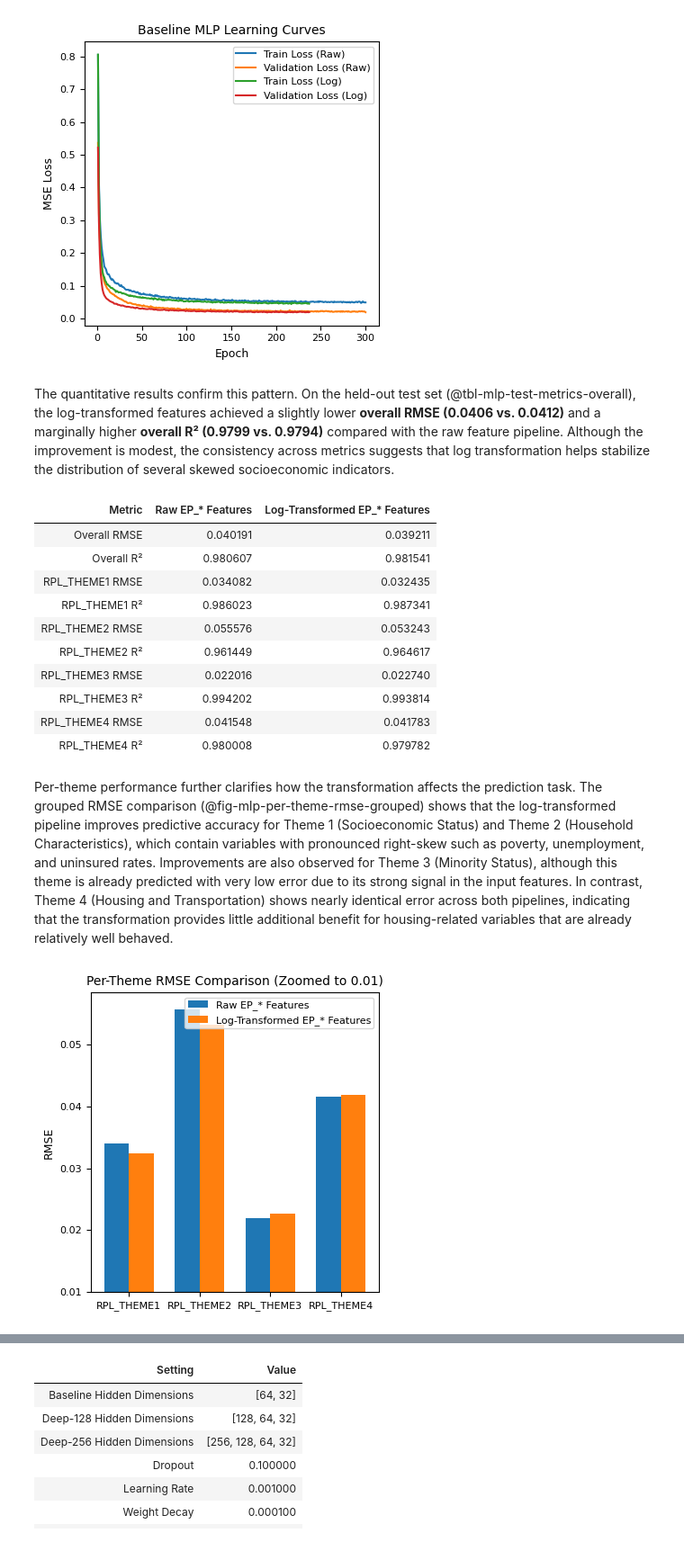
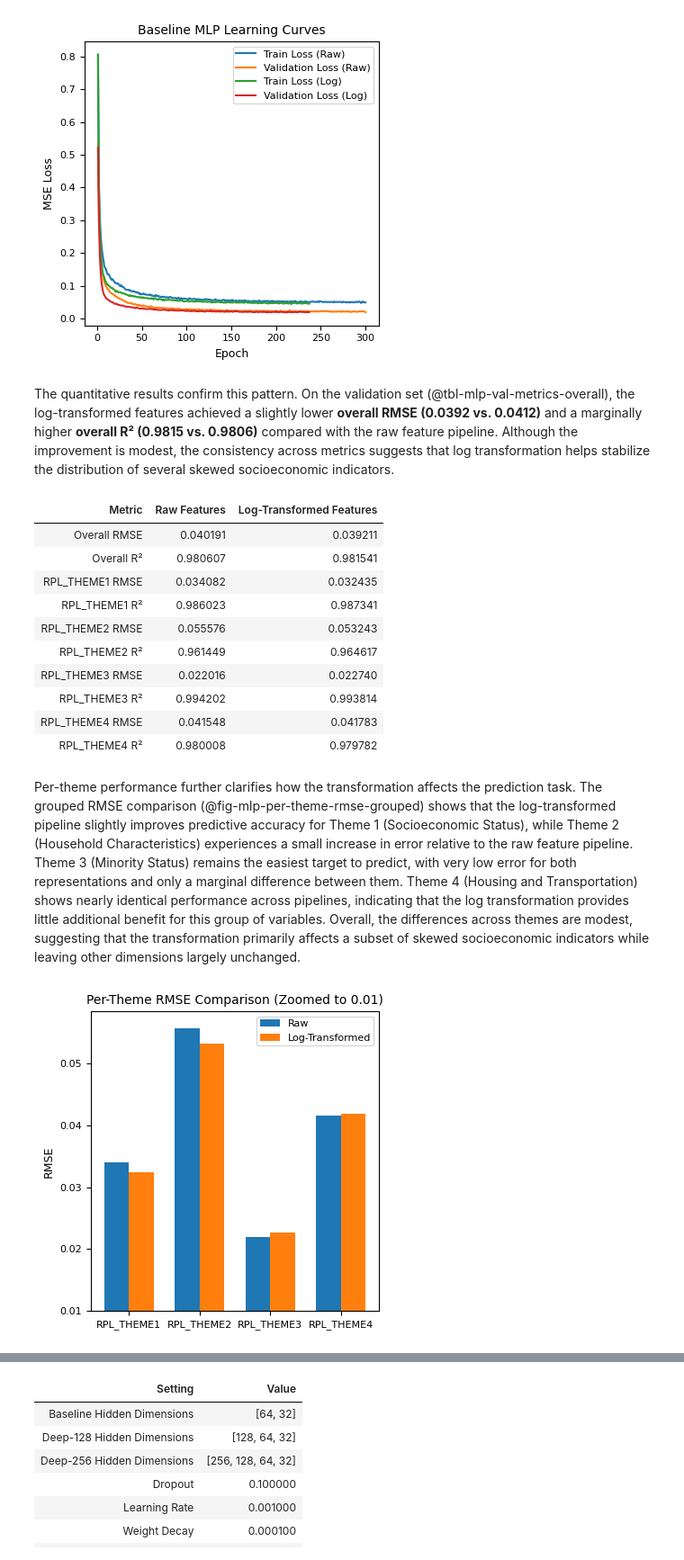
Before and after one commit to AnhJoe/CS273P_MachineLearning_Final_Project, a Jupyter notebook: notebooks/02_baseline_mlp.ipynb, the cells around one changed output, grey strips where cells are left out. Shown at 90% size. Cells and saved outputs as stored; diff of their text form; code cells hidden in the pictures.

```diff
--- a/notebooks/02_baseline_mlp.ipynb
+++ b/notebooks/02_baseline_mlp.ipynb
@@ -625,45 +630,45 @@ overall_log = evaluate_regression(y_val_true, y_pred_log)
 per_target_raw = evaluate_regression_per_target(y_val_true, y_pred_raw, target_names)
 per_target_log = evaluate_regression_per_target(y_val_true, y_pred_log, target_names)
 # %% [markdown]
-The quantitative results confirm this pattern. On the held-out test set (@tbl-mlp-test-metrics-overall), the log-transformed features achieved a slightly lower **overall RMSE (0.0406 vs. 0.0412)** and a marginally higher **overall R² (0.9799 vs. 0.9794)** compared with the raw feature pipeline. Although the improvement is modest, the consistency across metrics suggests that log transformation helps stabilize the distribution of several skewed socioeconomic indicators.
+The quantitative results confirm this pattern. On the validation set (@tbl-mlp-val-metrics-overall), the log-transformed features achieved a slightly lower **overall RMSE (0.0392 vs. 0.0412)** and a marginally higher **overall R² (0.9815 vs. 0.9806)** compared with the raw feature pipeline. Although the improvement is modest, the consistency across metrics suggests that log transformation helps stabilize the distribution of several skewed socioeconomic indicators.
 # %%
-#| label: tbl-mlp-test-metrics-overall
-#| tbl-cap: "Overall and per-target test-set regression metrics for the raw-feature and log-transformed-feature baseline MLP pipelines. Metrics are reported using RMSE and R² to summarize prediction error and variance explained."
+#| label: tbl-mlp-val-metrics-overall
+#| tbl-cap: "Overall and per-target validation-set regression metrics for the raw-feature and log-transformed-feature baseline MLP pipelines. Metrics are reported using RMSE and R² to summarize prediction error and variance explained."
 
 rows = []
 
 # Overall metrics
 rows.append({
     "Metric": "Overall RMSE",
-    "Raw EP_* Features": round(overall_raw["rmse"], 6),
-    "Log-Transformed EP_* Features": round(overall_log["rmse"], 6)
+    "Raw Features": round(overall_raw["rmse"], 6),
+    "Log-Transformed Features": round(overall_log["rmse"], 6)
 })
 
 rows.append({
     "Metric": "Overall R²",
-    "Raw EP_* Features": round(overall_raw["r2"], 6),
-    "Log-Transformed EP_* Features": round(overall_log["r2"], 6)
+    "Raw Features": round(overall_raw["r2"], 6),
+    "Log-Transformed Features": round(overall_log["r2"], 6)
 })
 
 # Per-target metrics
 for target in target_names:
     rows.append({
         "Metric": f"{target} RMSE",
-        "Raw EP_* Features": round(per_target_raw[target]["rmse"], 6),
-        "Log-Transformed EP_* Features": round(per_target_log[target]["rmse"], 6)
+        "Raw Features": round(per_target_raw[target]["rmse"], 6),
+        "Log-Transformed Features": round(per_target_log[target]["rmse"], 6)
     })
 
     rows.append({
         "Metric": f"{target} R²",
-        "Raw EP_* Features": round(per_target_raw[target]["r2"], 6),
-        "Log-Transformed EP_* Features": round(per_target_log[target]["r2"], 6)
+        "Raw Features": round(per_target_raw[target]["r2"], 6),
+        "Log-Transformed Features": round(per_target_log[target]["r2"], 6)
     })
 
 overall_metrics = pd.DataFrame(rows)
 
 display(overall_metrics.style.hide(axis="index"))
 # %% [output]
-| Metric | Raw EP_* Features | Log-Transformed EP_* Features |
+| Metric | Raw Features | Log-Transformed Features |
 | Overall RMSE | 0.040191 | 0.039211 |
 | Overall R² | 0.980607 | 0.981541 |
 | RPL_THEME1 RMSE | 0.034082 | 0.032435 |
@@ -675,28 +680,28 @@ display(overall_metrics.style.hide(axis="index"))
 | RPL_THEME4 RMSE | 0.041548 | 0.041783 |
 | RPL_THEME4 R² | 0.980008 | 0.979782 |
 # %% [markdown]
-Per-theme performance further clarifies how the transformation affects the prediction task. The grouped RMSE comparison (@fig-mlp-per-theme-rmse-grouped) shows that the log-transformed pipeline improves predictive accuracy for Theme 1 (Socioeconomic Status) and Theme 2 (Household Characteristics), which contain variables with pronounced right-skew such as poverty, unemployment, and uninsured rates. Improvements are also observed for Theme 3 (Minority Status), although this theme is already predicted with very low error due to its strong signal in the input features. In contrast, Theme 4 (Housing and Transportation) shows nearly identical error across both pipelines, indicating that the transformation provides little additional benefit for housing-related variables that are already relatively well behaved.
+Per-theme performance further clarifies how the transformation affects the prediction task. The grouped RMSE comparison (@fig-mlp-per-theme-rmse-grouped) shows that the log-transformed pipeline slightly improves predictive accuracy for Theme 1 (Socioeconomic Status), while Theme 2 (Household Characteristics) experiences a small increase in error relative to the raw feature pipeline. Theme 3 (Minority Status) remains the easiest target to predict, with very low error for both representations and only a marginal difference between them. Theme 4 (Housing and Transportation) shows nearly identical performance across pipelines, indicating that the log transformation provides little additional benefit for this group of variables. Overall, the differences across themes are modest, suggesting that the transformation primarily affects a subset of skewed socioeconomic indicators while leaving other dimensions largely unchanged.
 # %%
 #| label: fig-mlp-per-theme-rmse-grouped
-#| fig-cap: "Grouped comparison of per-theme RMSE on the test set for the raw-feature and log-transformed-feature baseline MLP pipelines."
+#| fig-cap: "Grouped comparison of per-theme RMSE on the validation set for the raw-feature and log-transformed-feature baseline MLP pipelines."
 
 x = np.arange(len(target_names))
 width = 0.35
 
 raw_vals = [per_target_raw[t]["rmse"] for t in target_names]
 log_vals = [per_target_log[t]["rmse"] for t in target_names]
 
 plt.figure(figsize=(4, 4))
-plt.bar(x - width/2, raw_vals, width, label="Raw EP_* Features")
-plt.bar(x + width/2, log_vals, width, label="Log-Transformed EP_* Features")
+plt.bar(x - width/2, raw_vals, width, label="Raw")
+plt.bar(x + width/2, log_vals, width, label="Log-Transformed")
 
 plt.xticks(x, target_names)
 plt.ylabel("RMSE")
 plt.title("Per-Theme RMSE Comparison (Zoomed to 0.01)")
 plt.ylim(0.01)
 plt.legend()
 plt.tight_layout()
 plt.show()
 # %% [output]
-[figure, old version]
+[figure, new version]
 # %% [markdown]
```
Also changed, not shown: parts of 48 cells of this notebook, 3 other files.
